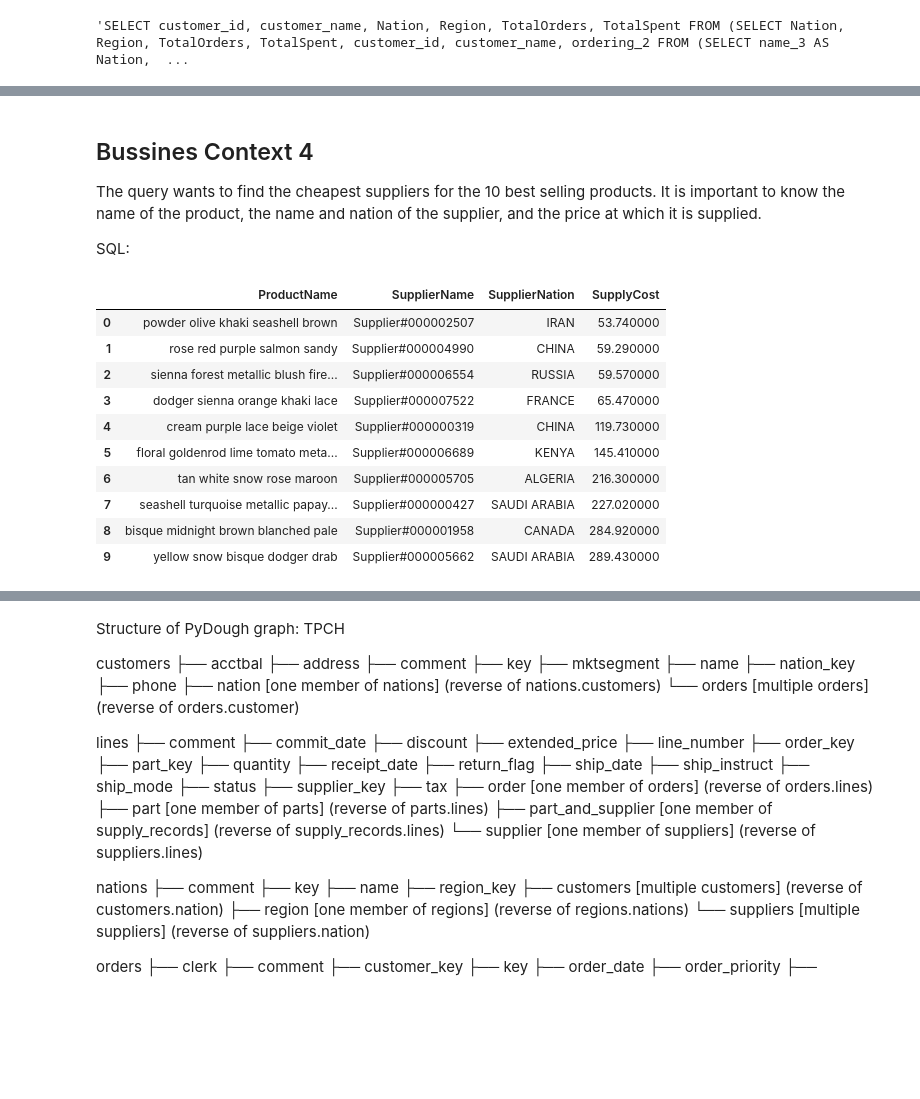
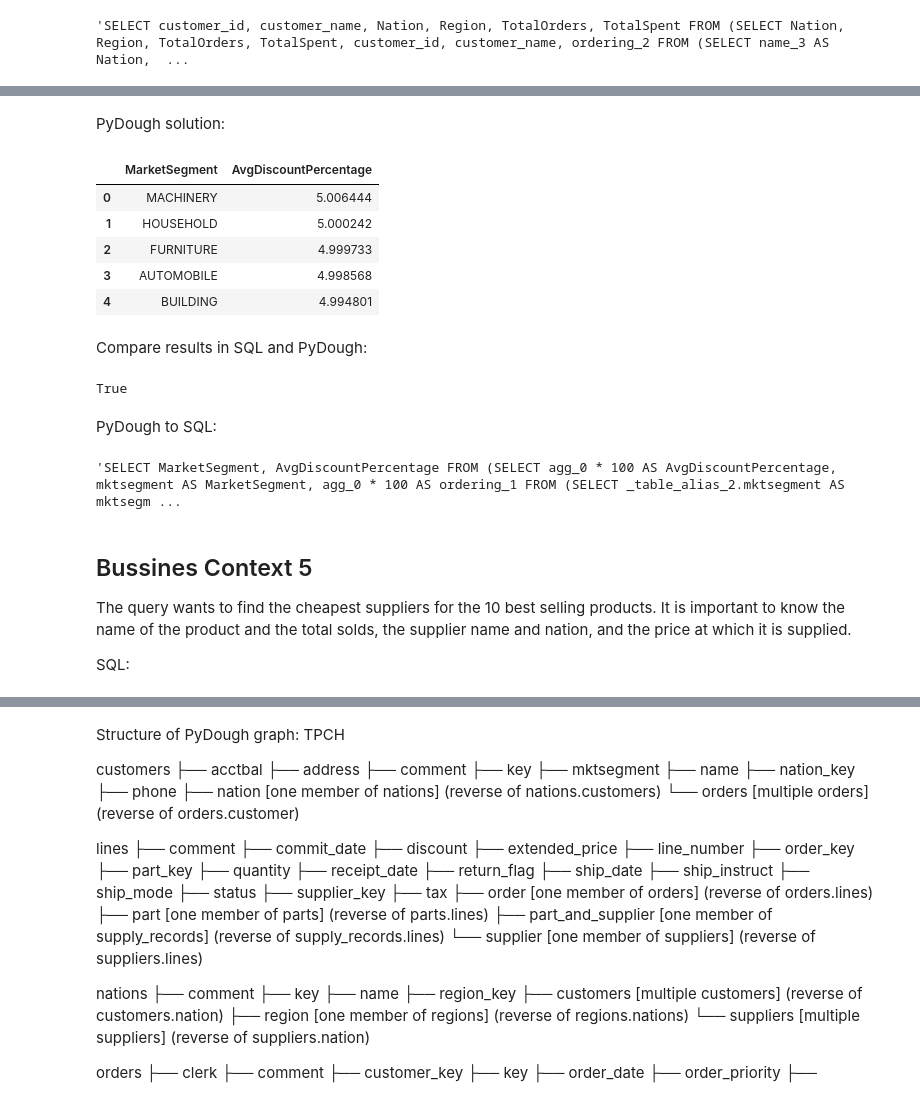
Before and after one commit to bodo-ai/text2pydough, a Jupyter notebook: workbench/GNunez/TPCH-TestingNewQueries.ipynb, the cells around one changed output, grey strips where cells are left out. Saved outputs shown, nothing was run; the diff lists cells and outputs as text; code cells hidden in the pictures; blank space fills up the shorter version.

```diff
--- a/workbench/GNunez/TPCH-TestingNewQueries.ipynb
+++ b/workbench/GNunez/TPCH-TestingNewQueries.ipynb
@@ -281,7 +311,41 @@ pydough.to_sql(output)
+# %% [markdown]
+PyDough solution:
+# %%
+%%pydough
+
+output = PARTITION(customers, name="part", by=mktsegment)(
+    MarketSegment=mktsegment,
+    AvgDiscountPercentage=AVG(part.orders.lines.discount)*100
+).ORDER_BY(AvgDiscountPercentage.DESC())
+
+pydough_output=pydough.to_df(output)
+pydough_output
+# %% [output]
+|  | MarketSegment | AvgDiscountPercentage |
+| 0 | MACHINERY | 5.006444 |
+| 1 | HOUSEHOLD | 5.000242 |
+| 2 | FURNITURE | 4.999733 |
+| 3 | AUTOMOBILE | 4.998568 |
+| 4 | BUILDING | 4.994801 |
+# %% [markdown]
+Compare results in SQL and PyDough:
+# %%
+dfcompare.compare_df(pydough_output, sql_output, query_category="",
+                     question="")
+# %% [output]
+True
+# %% [markdown]
+PyDough to SQL:
+# %%
+%%pydough
+
+pydough.to_sql(output)
+# %% [output]
+'SELECT MarketSegment, AvgDiscountPercentage FROM (SELECT agg_0 * 100 AS AvgDiscountPercentage, mktsegment AS MarketSegment, agg_0 * 100 AS ordering_1 FROM (SELECT _table_alias_2.mktsegment AS mktsegm ...
 # %% [markdown]
-## Bussines Context 4
+## Bussines Context 5
 
-The query wants to find the cheapest suppliers for the 10 best selling products. It is important to know the name of the product, the name and nation of the supplier, and the price at which it is supplied.
+The query wants to find the cheapest suppliers for the 10 best selling products. It is important to know the name of the product and the total solds, the supplier name and nation, and the price at which it is supplied.
 
 SQL:
 # %%
@@ -290,49 +354,41 @@ WITH TopProducts AS (
     -- Obtener los 10 productos más vendidos en cantidad total
     SELECT
         L_PARTKEY AS PartKey,
+        P_PARTKEY AS ProductId,
         P_NAME AS ProductName,
         SUM(L_QUANTITY) AS TotalSold
     FROM LINEITEM
     JOIN PART ON L_PARTKEY = P_PARTKEY
-    GROUP BY L_PARTKEY, P_NAME
+    GROUP BY L_PARTKEY, P_NAME, P_PARTKEY
     ORDER BY TotalSold DESC
     LIMIT 10
 ), RankedSuppliers AS (
     -- Encontrar el proveedor más económico para cada uno de los 10 productos más vendidos
     SELECT
-        PS.PS_PARTKEY AS PartKey,
-        P.P_NAME AS ProductName,
+        TP.PartKey,
+        TP.ProductName,
+        TP.ProductId,
+        TP.TotalSold,  -- Se mantiene la cantidad total vendida
         S.S_NAME AS SupplierName,
-        N.N_NAME AS SupplierNation,  -- Reemplazamos el ID por el nombre de la nación
+        N.N_NAME AS SupplierNation,
         PS.PS_SUPPLYCOST AS SupplyCost,
         RANK() OVER (PARTITION BY PS.PS_PARTKEY ORDER BY PS.PS_SUPPLYCOST ASC) AS CostRank
     FROM PARTSUPP PS
-    JOIN PART P ON PS.PS_PARTKEY = P.P_PARTKEY
     JOIN SUPPLIER S ON PS.PS_SUPPKEY = S.S_SUPPKEY
-    JOIN NATION N ON S.S_NATIONKEY = N.N_NATIONKEY  -- Unimos para obtener el nombre de la nación
-    WHERE PS.PS_PARTKEY IN (SELECT PartKey FROM TopProducts)
+    JOIN NATION N ON S.S_NATIONKEY = N.N_NATIONKEY
+    JOIN TopProducts TP ON PS.PS_PARTKEY = TP.PartKey  -- Unimos con los productos más vendidos
 )
 SELECT
+    ProductId,
     ProductName,
+    TotalSold,  -- Agregamos la cantidad total vendida en el resultado final
     SupplierName,
     SupplierNation,
     SupplyCost
 FROM RankedSuppliers
 WHERE CostRank = 1
-ORDER BY SupplyCost ASC;
+ORDER BY TotalSold DESC;  -- Ordenamos por cantidad vendida para mayor claridad
 '''
 
 sql_output = pd.read_sql_query(query, connection)
 sql_output
-# %% [output]
-|  | ProductName | SupplierName | SupplierNation | SupplyCost |
-| 0 | powder olive khaki seashell brown | Supplier#000002507 | IRAN | 53.740000 |
-| 1 | rose red purple salmon sandy | Supplier#000004990 | CHINA | 59.290000 |
-| 2 | sienna forest metallic blush fire... | Supplier#000006554 | RUSSIA | 59.570000 |
-| 3 | dodger sienna orange khaki lace | Supplier#000007522 | FRANCE | 65.470000 |
-| 4 | cream purple lace beige violet | Supplier#000000319 | CHINA | 119.730000 |
-| 5 | floral goldenrod lime tomato meta... | Supplier#000006689 | KENYA | 145.410000 |
-| 6 | tan white snow rose maroon | Supplier#000005705 | ALGERIA | 216.300000 |
-| 7 | seashell turquoise metallic papay... | Supplier#000000427 | SAUDI ARABIA | 227.020000 |
-| 8 | bisque midnight brown blanched pale | Supplier#000001958 | CANADA | 284.920000 |
-| 9 | yellow snow bisque dodger drab | Supplier#000005662 | SAUDI ARABIA | 289.430000 |
```
Also changed, not shown: parts of 11 cells of this notebook.
